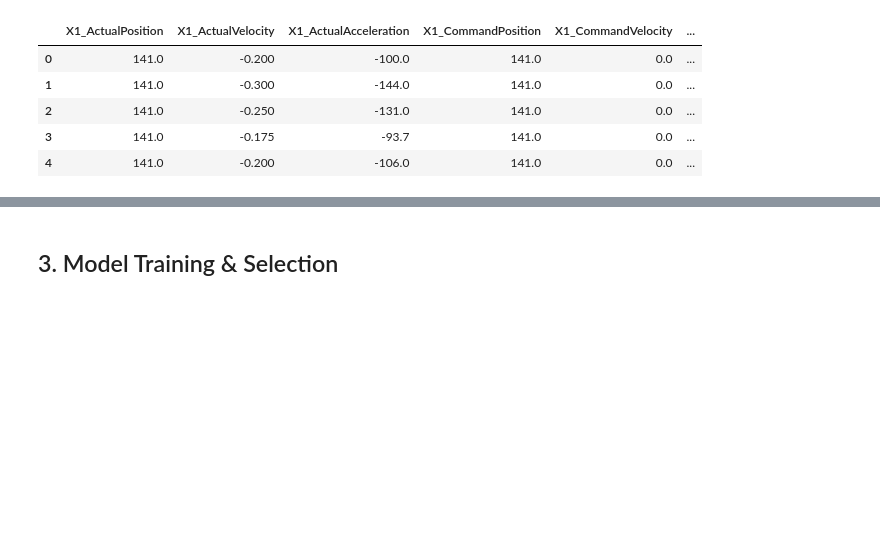
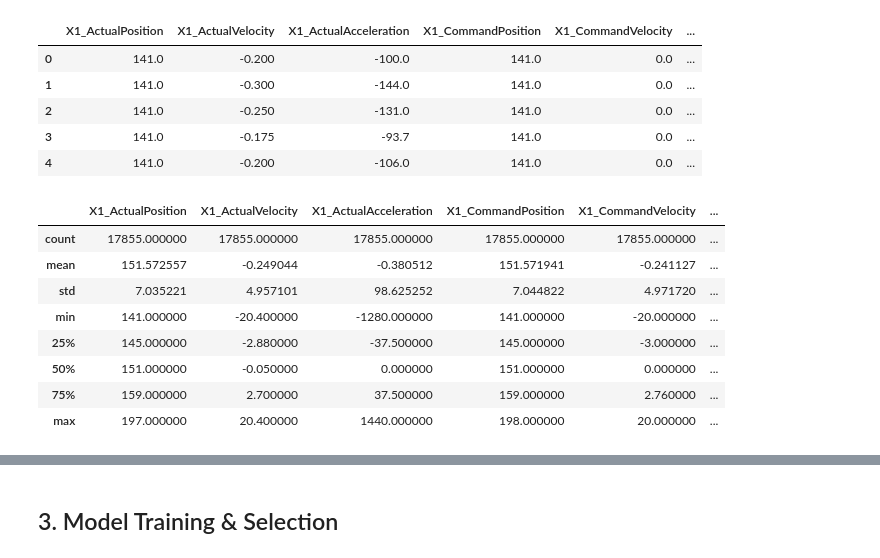
Before and after one commit to ayuba7272/millToolWear_caseStudy, a Jupyter notebook: CNC_MillWearCaseStudy.ipynb, the cells around one changed output, grey strips where cells are left out. Cells and saved outputs as stored; diff of their text form; code cells hidden in the pictures; blank space fills up the shorter version.

```diff
--- a/CNC_MillWearCaseStudy.ipynb
+++ b/CNC_MillWearCaseStudy.ipynb
@@ -416,6 +408,18 @@ all_exp_data.head()
 | 4 | 141.0 | -0.200 | -106.0 | 141.0 | 0.0 | ... |
 # %%
 all_exp_data.drop(['Machining_Process','tool_condition'], inplace=True, axis=1)
+# %%
+all_exp_data.describe()
+# %% [output]
+|  | X1_ActualPosition | X1_ActualVelocity | X1_ActualAcceleration | X1_CommandPosition | X1_CommandVelocity | ... |
+| count | 17855.000000 | 17855.000000 | 17855.000000 | 17855.000000 | 17855.000000 | ... |
+| mean | 151.572557 | -0.249044 | -0.380512 | 151.571941 | -0.241127 | ... |
+| std | 7.035221 | 4.957101 | 98.625252 | 7.044822 | 4.971720 | ... |
+| min | 141.000000 | -20.400000 | -1280.000000 | 141.000000 | -20.000000 | ... |
+| 25% | 145.000000 | -2.880000 | -37.500000 | 145.000000 | -3.000000 | ... |
+| 50% | 151.000000 | -0.050000 | 0.000000 | 151.000000 | 0.000000 | ... |
+| 75% | 159.000000 | 2.700000 | 37.500000 | 159.000000 | 2.760000 | ... |
+| max | 197.000000 | 20.400000 | 1440.000000 | 198.000000 | 20.000000 | ... |
 # %%
 # Continuous variable distributions using histograms
 def show_distribution(df=None,variable_name='',
```
Also changed, not shown: parts of 14 cells of this notebook.
